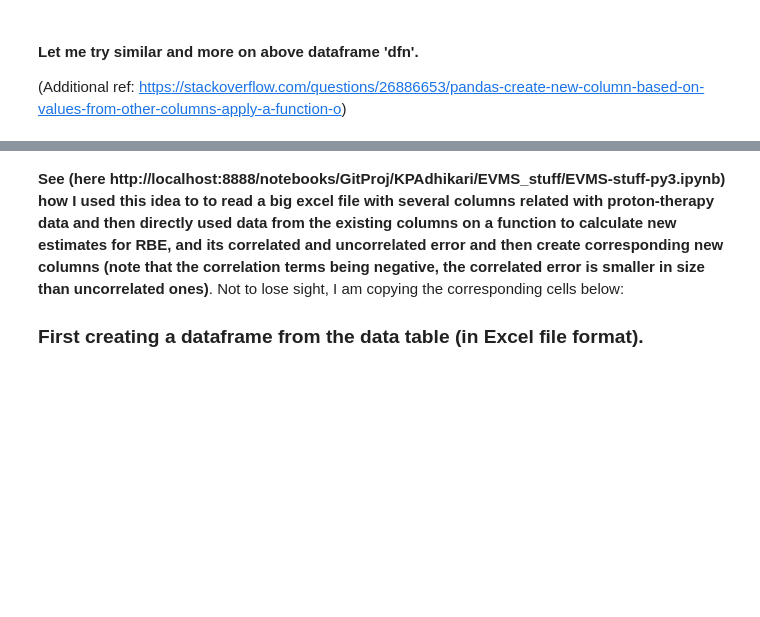
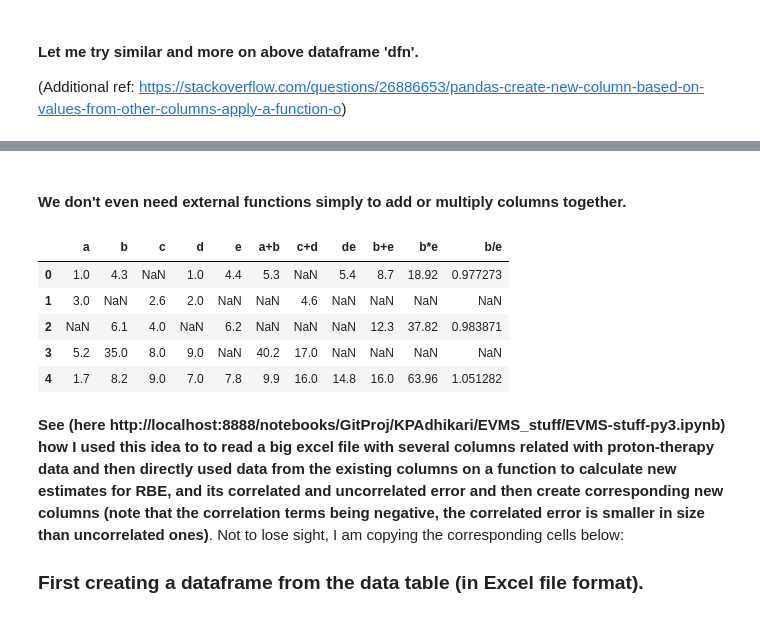
Before and after one commit to KPAdhikari/PythonStuff, a Jupyter notebook: IPython_Jupyter_Notebooks/my_Pandas_PythonNotesHowTos.ipynb, the cells around one changed output, grey strips where cells are left out. Cells and saved outputs as stored; diff of their text form; code cells hidden in the pictures; blank space fills up the shorter version.

```diff
--- a/IPython_Jupyter_Notebooks/my_Pandas_PythonNotesHowTos.ipynb
+++ b/IPython_Jupyter_Notebooks/my_Pandas_PythonNotesHowTos.ipynb
@@ -297,0 +523,9 @@ dfn.head()
+# %%
+def addTwoColumns(row):
+    if (row['a']==np.nan) | (row['b']==np.nan):
+        return np.nan
+    else:
+        return float(row['a']) + float(row['b'])
+
+dfn['a+b'] = dfn[['a','b']].apply(lambda row: addTwoColumns(row), axis=1)
+dfn.head()
@@ -297,0 +539,9 @@ dfn.head()
+# %%
+def addAnyTwoColumns(row, colNm1, colNm2):
+    if (row[colNm1]==np.nan) | (row[colNm2]==np.nan):
+        return np.nan
+    else:
+        return float(row[colNm1]) + float(row[colNm2])
+
+dfn['c+d'] = dfn[['c','d']].apply(lambda row: addAnyTwoColumns(row, 'c', 'd'), axis=1)
+dfn.head()
@@ -297,0 +555,3 @@ dfn.head()
+# %%
+dfn['d'+'+e'] = dfn[['d','e']].apply(lambda row: addAnyTwoColumns(row, 'd', 'e'), axis=1)
+dfn.head()
@@ -298,3 +565,17 @@ dfn.head()
+# %% [markdown]
+#### We don't even need external functions simply to add or multiply columns together.
+# %%
+dfn['b'+'+e'] = dfn.apply(lambda row: row['b']+row['e'], axis=1)
+dfn['b*e'] = dfn.apply(lambda row: row['b']*row['e'], axis=1)
+dfn['b/e'] = dfn.apply(lambda row: row['b']/row['e'], axis=1)
+dfn.head()
+# %% [output]
+|  | a | b | c | d | e | a+b | c+d | de | b+e | b*e | b/e |
+| 0 | 1.0 | 4.3 | NaN | 1.0 | 4.4 | 5.3 | NaN | 5.4 | 8.7 | 18.92 | 0.977273 |
+| 1 | 3.0 | NaN | 2.6 | 2.0 | NaN | NaN | 4.6 | NaN | NaN | NaN | NaN |
+| 2 | NaN | 6.1 | 4.0 | NaN | 6.2 | NaN | NaN | NaN | 12.3 | 37.82 | 0.983871 |
+| 3 | 5.2 | 35.0 | 8.0 | 9.0 | NaN | 40.2 | 17.0 | NaN | NaN | NaN | NaN |
+| 4 | 1.7 | 8.2 | 9.0 | 7.0 | 7.8 | 9.9 | 16.0 | 14.8 | 16.0 | 63.96 | 1.051282 |
 # %% [markdown]
 **See (here http://localhost:8888/notebooks/GitProj/KPAdhikari/EVMS_stuff/EVMS-stuff-py3.ipynb) how I used this idea to to read a big excel file with several columns related with proton-therapy data and then directly used data from the existing columns on a function to calculate new estimates for RBE, and its correlated and uncorrelated error and then create corresponding new columns (note that the correlation terms being negative, the correlated error is smaller in size than uncorrelated ones)**. Not to lose sight, I am copying the corresponding cells below:
 
```
Also changed, not shown: parts of 45 cells of this notebook, 9 other files.
